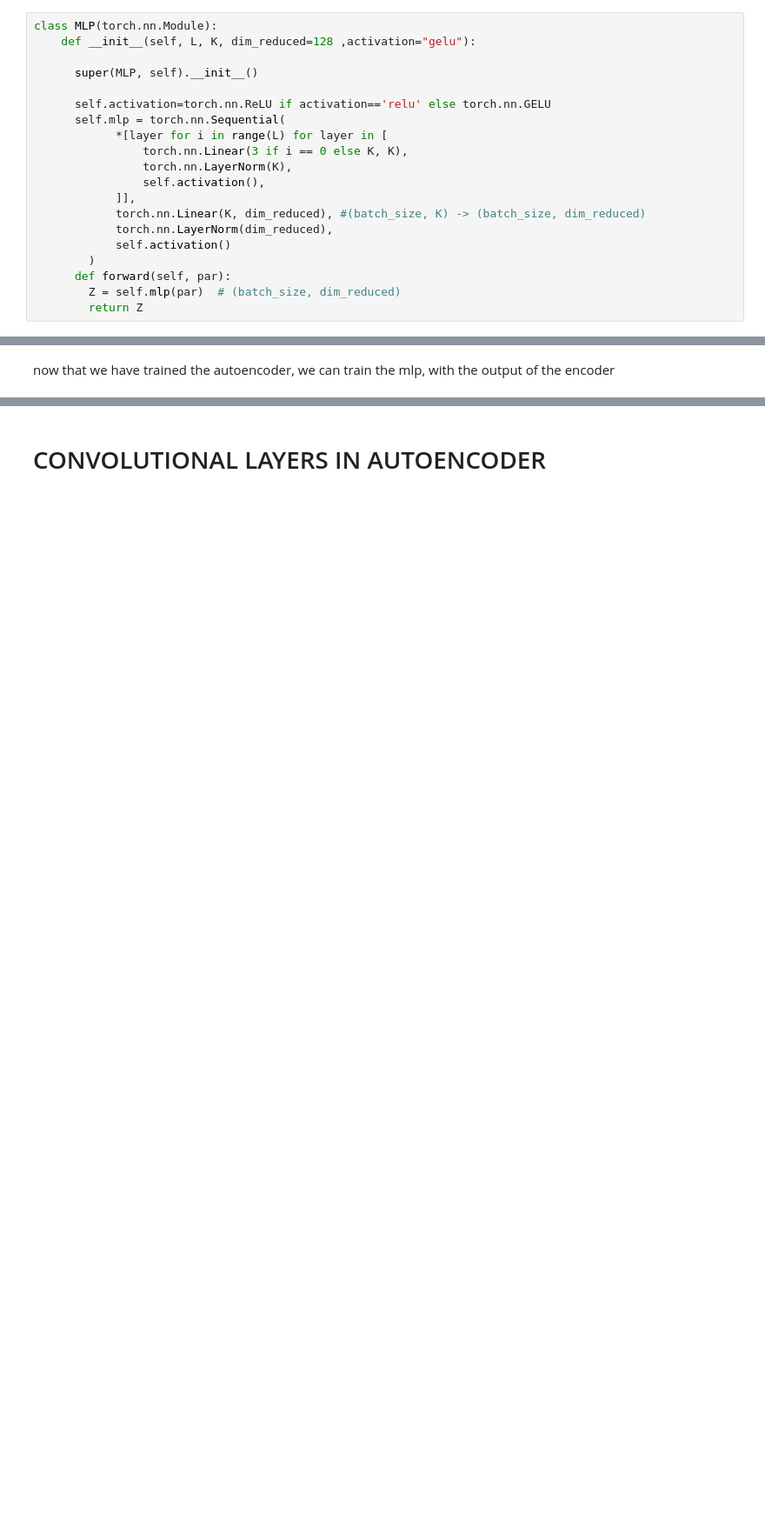
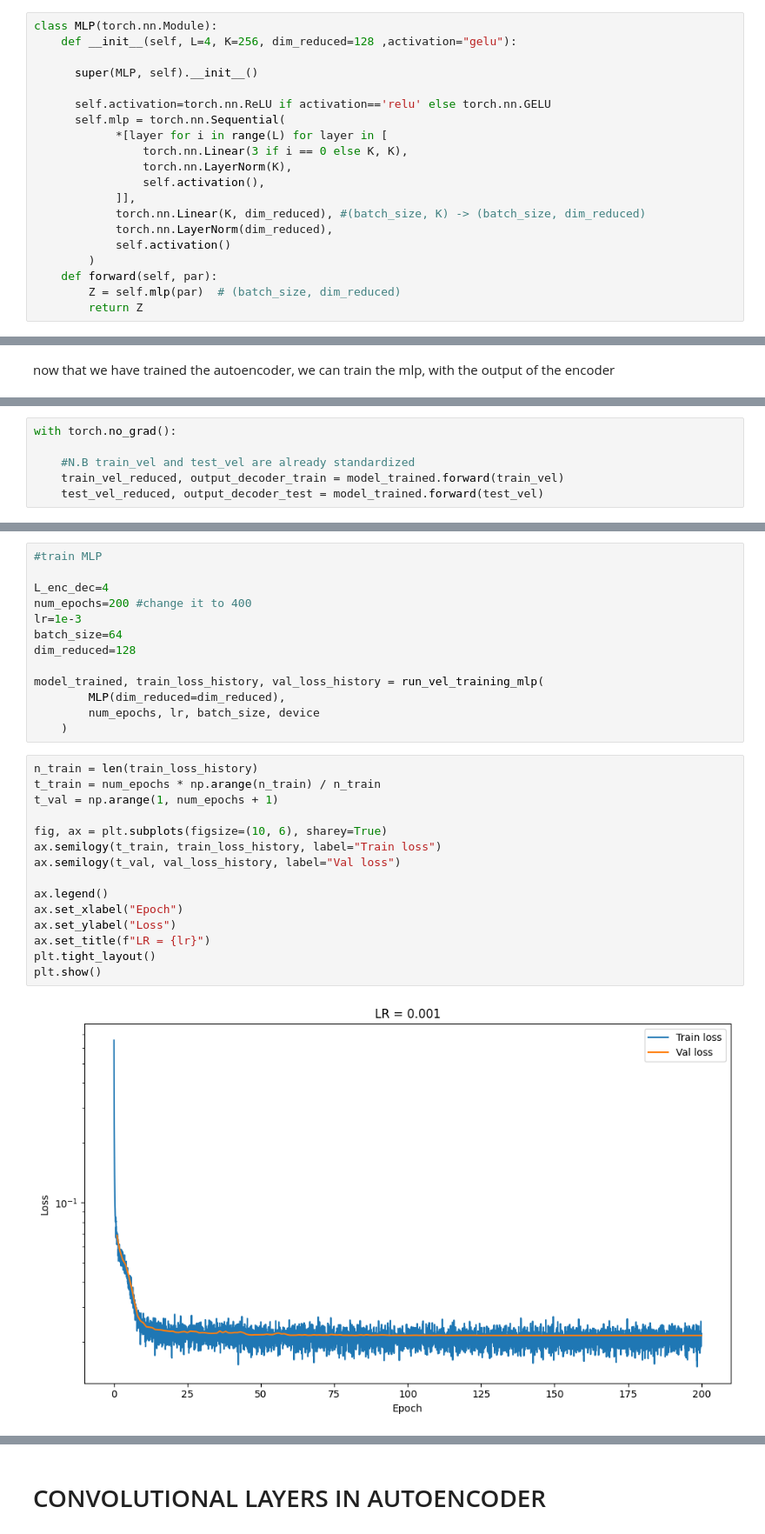
Before and after one commit to CS-433/ml-project-2-ita, a Jupyter notebook: final.ipynb, the cells around one changed output, grey strips where cells are left out. Shown at 87% size. Saved outputs shown, nothing was run; the diff lists cells and outputs as text; blank space fills up the shorter version.

```diff
--- a/final.ipynb
+++ b/final.ipynb
@@ -665,7 +664,7 @@ class Autoencoder(torch.nn.Module):
         return Z1, Z2
 # %%
 class MLP(torch.nn.Module):
-    def __init__(self, L, K, dim_reduced=128 ,activation="gelu"):
+    def __init__(self, L=4, K=256, dim_reduced=128 ,activation="gelu"):
 
       super(MLP, self).__init__()
 
@@ -680,7 +679,7 @@ class MLP(torch.nn.Module):
             torch.nn.LayerNorm(dim_reduced),
             self.activation()
         )
-      def forward(self, par):
+    def forward(self, par):
         Z = self.mlp(par)  # (batch_size, dim_reduced)
         return Z
 # %%
@@ -855,0 +847,6 @@ with torch.no_grad():
+# %%
+with torch.no_grad():
+
+    #N.B train_vel and test_vel are already standardized
+    train_vel_reduced, output_decoder_train = model_trained.forward(train_vel)
+    test_vel_reduced, output_decoder_test = model_trained.forward(test_vel)
@@ -982,0 +968,30 @@ def run_vel_training_autoencoder(model_autoencoder,num_epochs, lr, batch_size, d
+# %%
+#train MLP
+
+L_enc_dec=4
+num_epochs=200 #change it to 400
+lr=1e-3
+batch_size=64
+dim_reduced=128
+
+model_trained, train_loss_history, val_loss_history = run_vel_training_mlp(
+        MLP(dim_reduced=dim_reduced),
+        num_epochs, lr, batch_size, device
+    )
+# %%
+n_train = len(train_loss_history)
+t_train = num_epochs * np.arange(n_train) / n_train
+t_val = np.arange(1, num_epochs + 1)
+
+fig, ax = plt.subplots(figsize=(10, 6), sharey=True)
+ax.semilogy(t_train, train_loss_history, label="Train loss")
+ax.semilogy(t_val, val_loss_history, label="Val loss")
+
+ax.legend()
+ax.set_xlabel("Epoch")
+ax.set_ylabel("Loss")
+ax.set_title(f"LR = {lr}")
+plt.tight_layout()
+plt.show()
+# %% [output]
+[figure, added]
```
Also changed, not shown: parts of 21 cells of this notebook.
